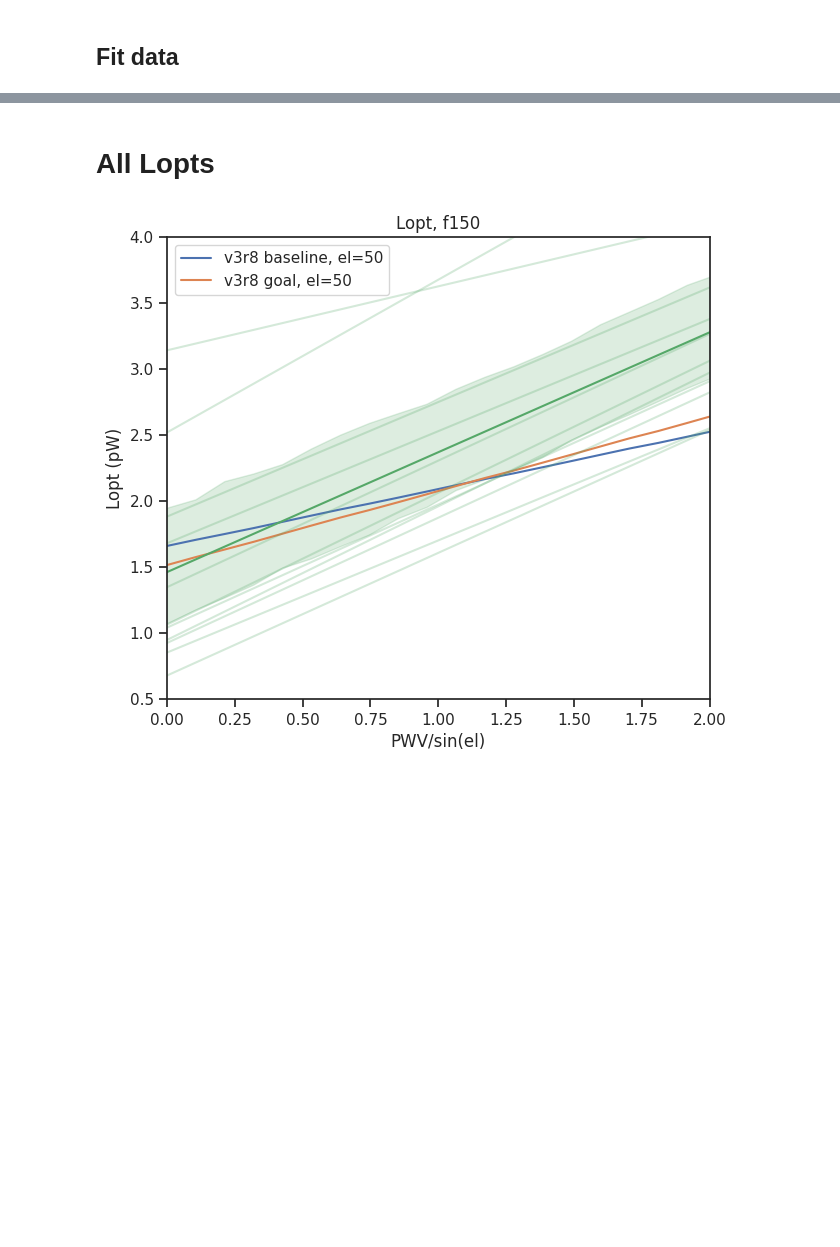
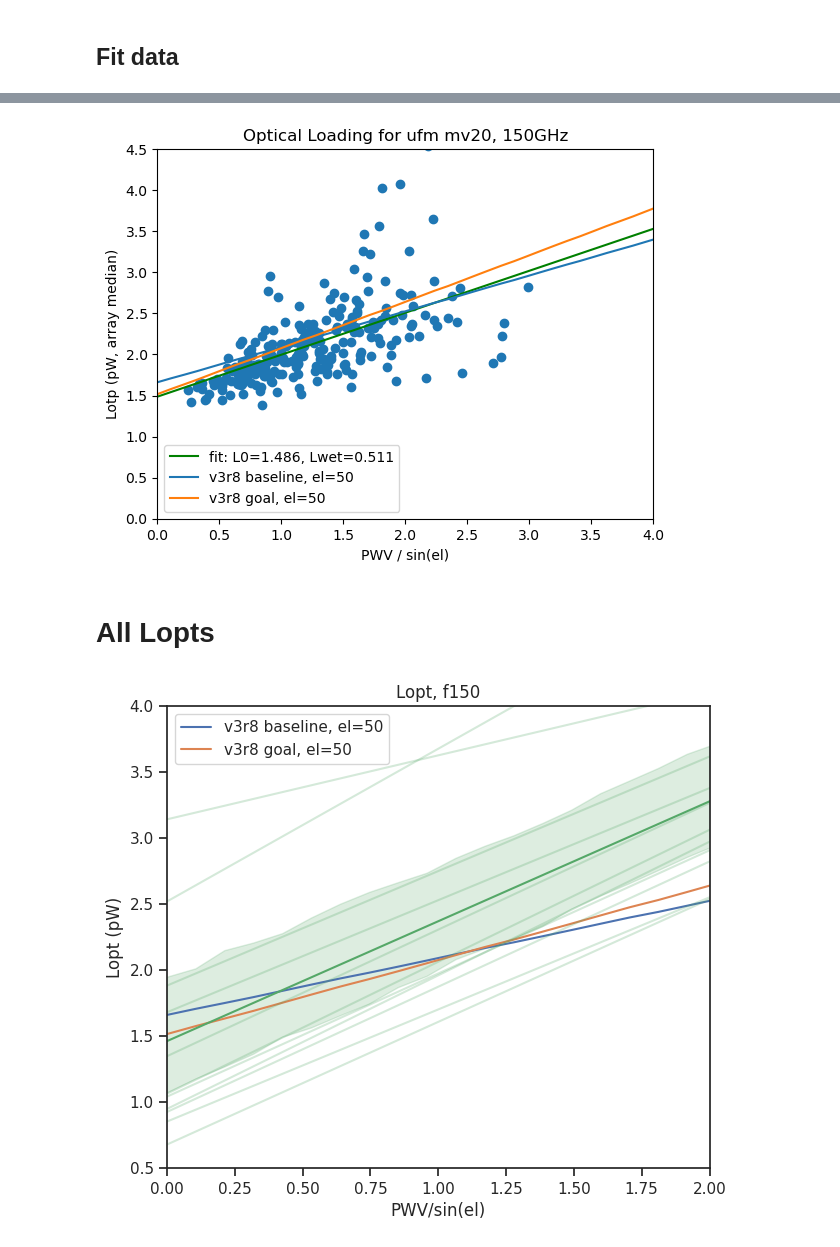
Before and after one commit to Sulla2012/LAT_Loading, a Jupyter notebook: latcom/notebooks/optical_loading.ipynb, the cells around one changed output, grey strips where cells are left out. Cells and saved outputs as stored; diff of their text form; code cells hidden in the pictures; blank space fills up the shorter version.

```diff
--- a/latcom/notebooks/optical_loading.ipynb
+++ b/latcom/notebooks/optical_loading.ipynb
@@ -317,34 +344,36 @@ popt, pcov = curve_fit(func, xdata, ydata)
 lopt_fit_dict[ufm] = {low_freq: {}, high_freq: {}}
 lopt_fit_dict[ufm][high_freq]["popt"] = popt
 lopt_fit_dict[ufm][high_freq]["pcov"] = pcov
 
 
 plt.plot(optical_loading_detectors["pwv_sin_el"],  func(optical_loading_detectors["pwv_sin_el"], *popt), "g", label="fit: L0=%5.3f, Lwet=%5.3f" % tuple(popt),)
 plt.scatter(xdata, ydata)
 
 plt.plot(optical_loading_detectors["pwv_sin_el"], 1e12 * optical_loading_detectors["baseline"][ufm_type][ufm_2], label="v3r8 baseline, el=50",)
 plt.plot(optical_loading_detectors["pwv_sin_el"], 1e12 * optical_loading_detectors["goal"][ufm_type][ufm_2], label="v3r8 goal, el=50",)
 
 plt.xlabel("PWV / sin(el)")
 plt.ylabel("Lotp (pW, array median)")
 
 plt.title(f"Optical Loading for ufm {ufm}, {high_freq}GHz")
 
 plt.xlim(0, 4)
 
 if low_freq == "030":
     plt.ylim(0,10) #TODO: update
 elif low_freq == "090":
-    plt.ylim(0, 3)
+    plt.ylim(0, 4.5)
 elif low_freq == "220":
     plt.ylim(0, 25)
 
 plt.legend()
 
 output_dir = Path(f"../../plts/lopts/")
 output_dir.mkdir(parents=True, exist_ok=True)
 plt.savefig(output_dir / f"lopt_{ufm}_{high_freq}.pdf", dpi=600)
 plt.savefig(output_dir / f"lopt_{ufm}_{high_freq}.png", dpi=600)
+# %% [output]
+[figure, added]
 # %%
 with open(fname, "wb") as f:
     pk.dump(lopt_fit_dict, f)
```
Also changed, not shown: parts of 7 cells of this notebook, 7 other files.
